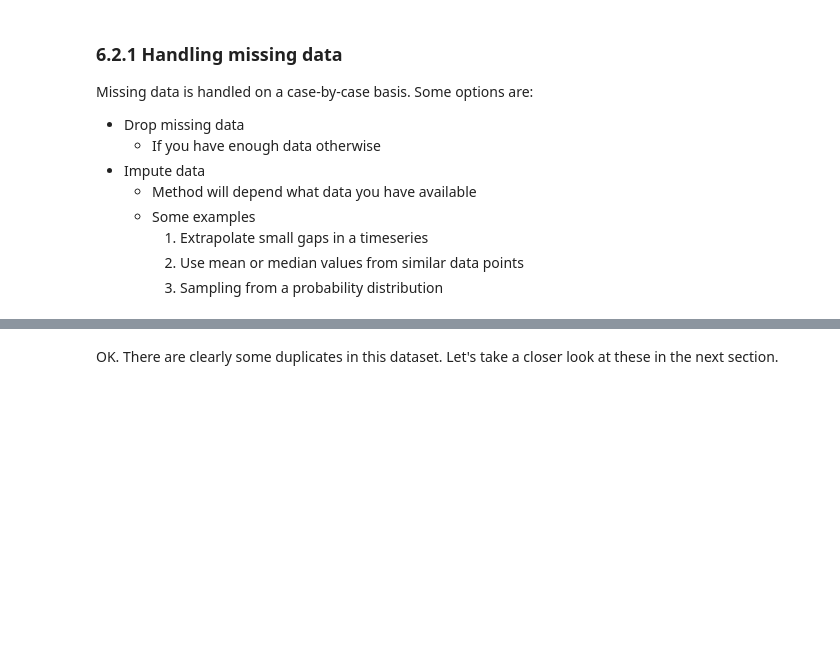
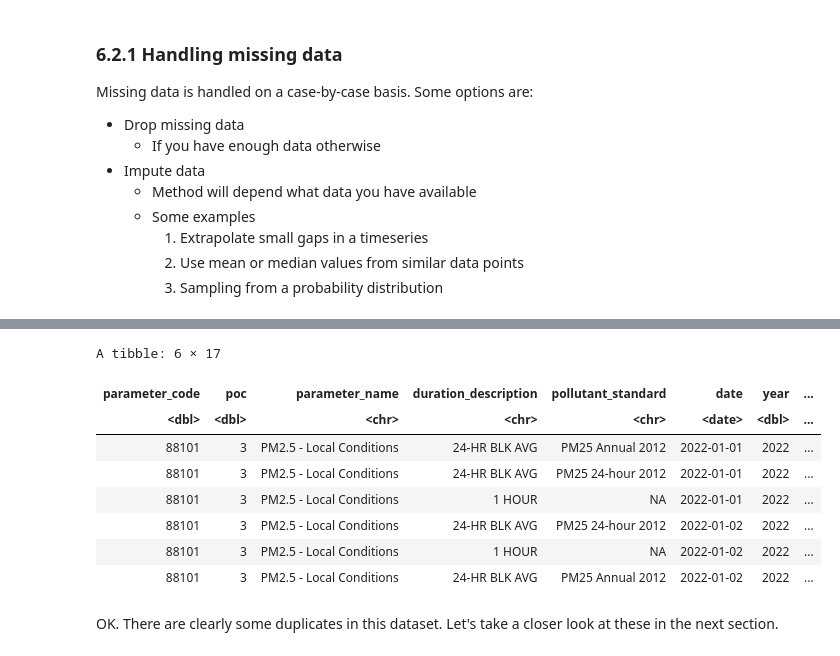
Before and after one commit to MPA-2065-FA24/mpa2065-fall2024, a Jupyter notebook: exploratory_data_analysis/notebooks/1.0-gtd-eda-walkthrough.ipynb, the cells around one changed output, grey strips where cells are left out. Saved outputs shown, nothing was run; the diff lists cells and outputs as text; code cells hidden in the pictures; blank space fills up the shorter version.

```diff
--- a/exploratory_data_analysis/notebooks/1.0-gtd-eda-walkthrough.ipynb
+++ b/exploratory_data_analysis/notebooks/1.0-gtd-eda-walkthrough.ipynb
@@ -795,3 +860,15 @@ mask_duplicates.sum()
+# %%
+head(df_2022 %>% filter(parameter_code == 88101))
+# %% [output]
+A tibble: 6 × 17
+| parameter_code | poc | parameter_name | duration_description | pollutant_standard | date | year | ... |
+| <dbl> | <dbl> | <chr> | <chr> | <chr> | <date> | <dbl> | ... |
+| 88101 | 3 | PM2.5 - Local Conditions | 24-HR BLK AVG | PM25 Annual 2012 | 2022-01-01 | 2022 | ... |
+| 88101 | 3 | PM2.5 - Local Conditions | 24-HR BLK AVG | PM25 24-hour 2012 | 2022-01-01 | 2022 | ... |
+| 88101 | 3 | PM2.5 - Local Conditions | 1 HOUR | NA | 2022-01-01 | 2022 | ... |
+| 88101 | 3 | PM2.5 - Local Conditions | 24-HR BLK AVG | PM25 24-hour 2012 | 2022-01-02 | 2022 | ... |
+| 88101 | 3 | PM2.5 - Local Conditions | 1 HOUR | NA | 2022-01-02 | 2022 | ... |
+| 88101 | 3 | PM2.5 - Local Conditions | 24-HR BLK AVG | PM25 Annual 2012 | 2022-01-02 | 2022 | ... |
 # %% [markdown]
 OK. There are clearly some duplicates in this dataset. Let's take a closer look at these in the next section.
 # %% [markdown]
```
Also changed, not shown: parts of 9 cells of this notebook.
